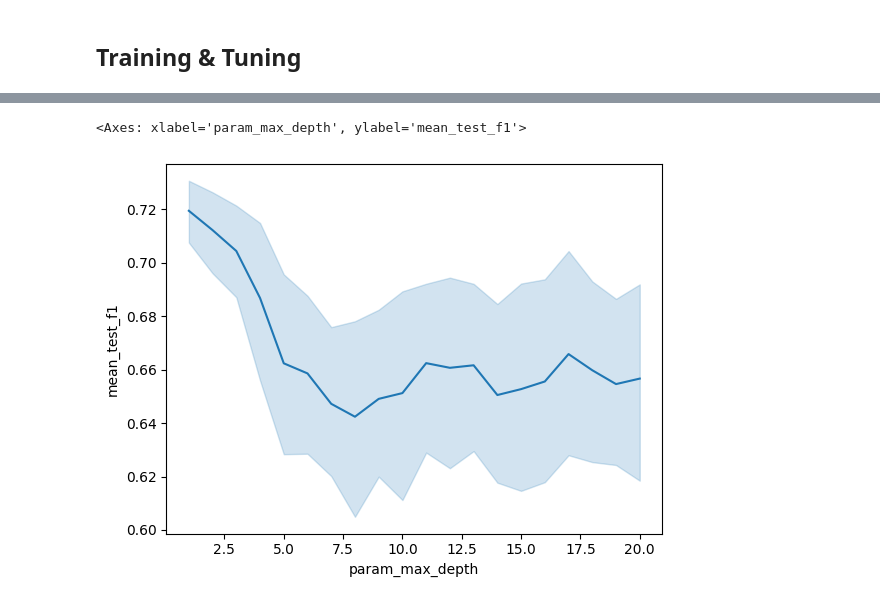
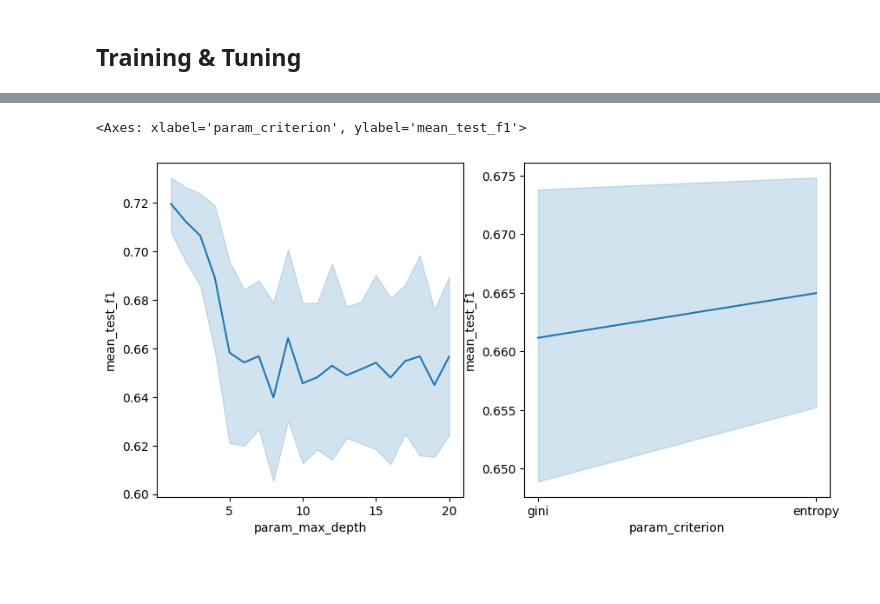
Before and after one commit to lavima/itf31519_2024, a Jupyter notebook: more_supervised_algorithmss/comparing_supportvectormachines_decisiontrees_naivebayes.ipynb, the cells around one changed output, grey strips where cells are left out. Cells and saved outputs as stored; diff of their text form; code cells hidden in the pictures; blank space fills up the shorter version.

```diff
--- a/more_supervised_algorithmss/comparing_supportvectormachines_decisiontrees_naivebayes.ipynb
+++ b/more_supervised_algorithmss/comparing_supportvectormachines_decisiontrees_naivebayes.ipynb
@@ -225,3 +208,5 @@ cv_scores
+# %%
+dt_cv_results_frame = pd.concat(dt_cv_results, names=['test_split'], keys=range(5))
 # %%
 # Print the best estimators to verify that we have trained a different classifier for each
 # split (under the assumption that the best parameter values will be different between the iterations)
@@ -258,16 +216,18 @@ plt.show()
 # %%
 # Evaluate the performance of a parameter value accross all test splits (and other parameter values)
 # We reset the index to be able to set a new index. This will make the test_split index become a
 # column
-cv_results_frame.reset_index(inplace=True)
+dt_cv_results_frame.reset_index(inplace=True)
 # Fetch all relevant columns
-param_scores = cv_results_frame[['test_split', 'param_max_depth', 'param_criterion', 'mean_test_f1']]
+param_scores = dt_cv_results_frame[['test_split', 'param_max_depth', 'param_criterion', 'mean_test_f1']]
 # Set the desired index. In this case we set every thin except the score. This makes us able to access
 # values in groups according to what indices we specify
 param_scores = param_scores.set_index(['test_split', 'param_max_depth', 'param_criterion'])
 
-# Plot the scores for param_max_depth
-sb.lineplot(data=param_scores, x='param_max_depth', y='mean_test_f1')
+# Plot the scores
+fig, axs = plt.subplots(1,2, figsize=(10,5))
+sb.lineplot(data=param_scores, x='param_max_depth', y='mean_test_f1', ax=axs[0])
+sb.lineplot(data=param_scores, x='param_criterion', y='mean_test_f1', ax=axs[1])
 # %% [output]
-<Axes: xlabel='param_max_depth', ylabel='mean_test_f1'>
+<Axes: xlabel='param_criterion', ylabel='mean_test_f1'>
-[figure, old version]
+[figure, new version]
```
Also changed, not shown: parts of 46 cells of this notebook.
